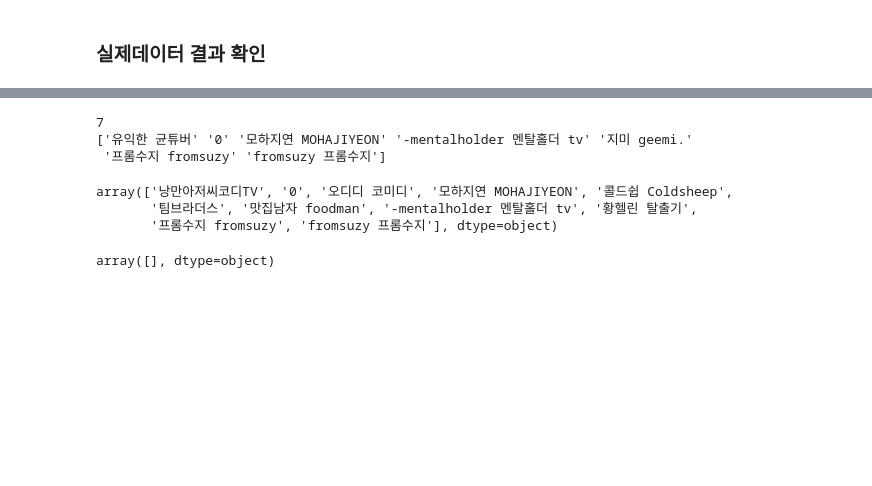
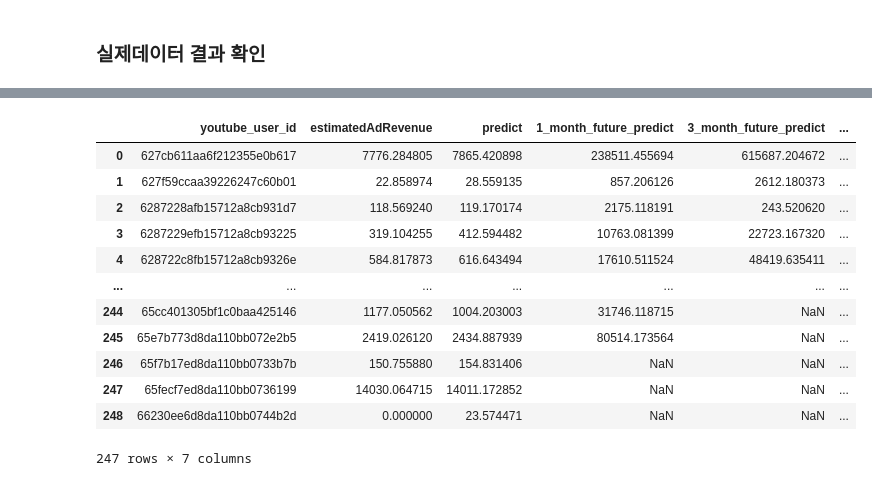
Before and after one commit to kkwann/awake, a Jupyter notebook: 5.Modeling(3).ipynb, the cells around one changed output, grey strips where cells are left out. Cells and saved outputs as stored; diff of their text form; code cells hidden in the pictures; blank space fills up the shorter version.

```diff
--- a/5.Modeling(3).ipynb
+++ b/5.Modeling(3).ipynb
@@ -39,7 +32,7 @@ file_path = 'C:/py_src/awake/data/'
 # %%
 # 계정 / 콘텐츠 분석 데이터셋 불러오기
 merge_df_users_fin = pd.read_csv(file_path + 'merge_df_users_final3.csv', low_memory=False)
-# youtube_videos = pd.read_csv(file_path + 'youtube_videos_final2.csv')
+youtube_videos = pd.read_csv(file_path + 'youtube_videos_final3.csv')
 # %% [markdown]
 ## 계정 데이터 분석
 # %% [markdown]
@@ -355,7 +372,7 @@ Index(['youtube_user_id', 'video', 'end_date', 'quarterly_avg_view_percentage',
 # %%
 # 컬럼 정리
 unique_col = youtube_videos.columns[:3]
-x_col = youtube_videos.columns[3:].drop(['net_subscribers_change']) ## y값 제거
+x_col = youtube_videos.columns[3:].drop(['estimatedAdRevenue']) ## y값 제거
 # %%
 # 데이터 분할
 train_data = youtube_videos[youtube_videos['end_date'] <= '2024-02-11']
@@ -512,14 +578,28 @@ merge_df_users_fin['predict'] = y_pred
 # %%
 # 계정별 구독자수 평균, 구독자 예측수 평균 비교
-result_df = merge_df_users_fin[['youtube_user_id','date','channel_title','subscriberCount','subscribers_count','predict']]
+result_contents_df = youtube_videos[['youtube_user_id', 'video', 'end_date', 'estimatedAdRevenue', 'predict']]
 
-# 1개월, 3개월, 6개월, 1년 뒤 구독자수 예측값
-result_df['date'] = pd.to_datetime(result_df['date'])
+# 계정별 콘텐츠의 구독자 순증감 1일 합계
+result_contents_df = result_contents_df.groupby(['youtube_user_id', 'end_date'], as_index=False).agg({
+    'estimatedAdRevenue': 'sum',
+    'predict': 'sum'
+})
 
-result_df['1_month_future_predict'] = result_df.groupby('youtube_user_id')['predict'].shift(-30).rolling(window=30).mean()
-result_df['3_month_future_predict'] = result_df.groupby('youtube_user_id')['predict'].shift(-90).rolling(window=90).mean()
-result_df['6_month_future_predict'] = result_df.groupby('youtube_user_id')['predict'].shift(-180).rolling(window=180).mean()
-result_df['12_month_future_predict'] = result_df.groupby('youtube_user_id')['predict'].shift(-365).rolling(window=365).mean()
+# 1개월, 3개월, 6개월, 1년 뒤 구독자수 예측값 계산
+result_contents_df['end_date'] = pd.to_datetime(result_contents_df['end_date'])
 
-# 계정별 기간에 따른 구독자수 예측값 비교
-result_df_final = result_df.groupby(['youtube_user_id'])[['subscribers_count','predict','1_month_future_predict','3_month_future_predict','6_month_future_predict','12_month_future_predict']].mean().reset_index()
+# Shift와 Rolling 연산을 위한 그룹별 처리
+result_contents_df['1_month_future_predict'] = result_contents_df.groupby('youtube_user_id')['predict'].transform(lambda x: x.shift(-30).rolling(window=30).sum())
+result_contents_df['3_month_future_predict'] = result_contents_df.groupby('youtube_user_id')['predict'].transform(lambda x: x.shift(-90).rolling(window=90).sum())
+result_contents_df['6_month_future_predict'] = result_contents_df.groupby('youtube_user_id')['predict'].transform(lambda x: x.shift(-180).rolling(window=180).sum())
+result_contents_df['12_month_future_predict'] = result_contents_df.groupby('youtube_user_id')['predict'].transform(lambda x: x.shift(-365).rolling(window=365).sum())
+
+# 계정별로 최종 평균값을 계산
+result_contents_df_final = result_contents_df.groupby('youtube_user_id').agg({
+    'estimatedAdRevenue': 'mean',
+    'predict': 'mean',
+    '1_month_future_predict': 'mean',
+    '3_month_future_predict': 'mean',
+    '6_month_future_predict': 'mean',
+    '12_month_future_predict': 'mean'
+}).reset_index()
@@ -561,25 +606,16 @@ result_12_month_minus_user_id = result_df_final[result_df_final['predict'] > 0][
-# %%
-print(len(result_df[result_df['youtube_user_id'].isin(result_12_month_minus_user_id)]['channel_title'].unique()))
-print(result_df[result_df['youtube_user_id'].isin(result_12_month_minus_user_id)]['channel_title'].unique())
-# %% [output]
-7
-['유익한 균튜버' '0' '모하지연 MOHAJIYEON' '-mentalholder 멘탈홀더 tv' '지미 geemi.'
- '프롬수지 fromsuzy' 'fromsuzy 프롬수지']
-# %%
-# 계속 증가
-increase_user_id = result_df_final[result_df_final['predict'] > 0][(result_df_final[result_df_final['predict'] > 0]['1_month_future_predict'] < result_df_final[result_df_final['predict'] > 0]['3_month_future_predict']) &
-                                                                   (result_df_final[result_df_final['predict'] > 0]['3_month_future_predict'] < result_df_final[result_df_final['predict'] > 0]['6_month_future_predict']) &
-                                                                   (result_df_final[result_df_final['predict'] > 0]['6_month_future_predict'] < result_df_final[result_df_final['predict'] > 0]['12_month_future_predict'])]['youtube_user_id']
-result_df[result_df['youtube_user_id'].isin(increase_user_id)]['channel_title'].unique()
-# %% [output]
-array(['낭만아저씨코디TV', '0', '오디디 코미디', '모하지연 MOHAJIYEON', '콜드쉽 Coldsheep',
-       '팀브라더스', '맛집남자 foodman', '-mentalholder 멘탈홀더 tv', '황헬린 탈출기',
-       '프롬수지 fromsuzy', 'fromsuzy 프롬수지'], dtype=object)
-# %%
-# 계속 감소
-decrease_user_id = result_df_final[result_df_final['predict'] > 0][(result_df_final[result_df_final['predict'] > 0]['1_month_future_predict'] > result_df_final[result_df_final['predict'] > 0]['3_month_future_predict']) &
-                                                                   (result_df_final[result_df_final['predict'] > 0]['3_month_future_predict'] > result_df_final[result_df_final['predict'] > 0]['6_month_future_predict']) &
-                                                                   (result_df_final[result_df_final['predict'] > 0]['6_month_future_predict'] > result_df_final[result_df_final['predict'] > 0]['12_month_future_predict'])]['youtube_user_id']
-result_df[result_df['youtube_user_id'].isin(decrease_user_id)]['channel_title'].unique()
-# %% [output]
-array([], dtype=object)
+# %%
+result_contents_df_final[result_contents_df_final['predict'] > 0]
+# %% [output]
+|  | youtube_user_id | estimatedAdRevenue | predict | 1_month_future_predict | 3_month_future_predict | ... |
+| 0 | 627cb611aa6f212355e0b617 | 7776.284805 | 7865.420898 | 238511.455694 | 615687.204672 | ... |
+| 1 | 627f59ccaa39226247c60b01 | 22.858974 | 28.559135 | 857.206126 | 2612.180373 | ... |
+| 2 | 6287228afb15712a8cb931d7 | 118.569240 | 119.170174 | 2175.118191 | 243.520620 | ... |
+| 3 | 6287229efb15712a8cb93225 | 319.104255 | 412.594482 | 10763.081399 | 22723.167320 | ... |
+| 4 | 628722c8fb15712a8cb9326e | 584.817873 | 616.643494 | 17610.511524 | 48419.635411 | ... |
+| ... | ... | ... | ... | ... | ... | ... |
+| 244 | 65cc401305bf1c0baa425146 | 1177.050562 | 1004.203003 | 31746.118715 | NaN | ... |
+| 245 | 65e7b773d8da110bb072e2b5 | 2419.026120 | 2434.887939 | 80514.173564 | NaN | ... |
+| 246 | 65f7b17ed8da110bb0733b7b | 150.755880 | 154.831406 | NaN | NaN | ... |
+| 247 | 65fecf7ed8da110bb0736199 | 14030.064715 | 14011.172852 | NaN | NaN | ... |
+| 248 | 66230ee6d8da110bb0744b2d | 0.000000 | 23.574471 | NaN | NaN | ... |
+247 rows × 7 columns
```
Also changed, not shown: parts of 27 cells of this notebook, 1 other file.
